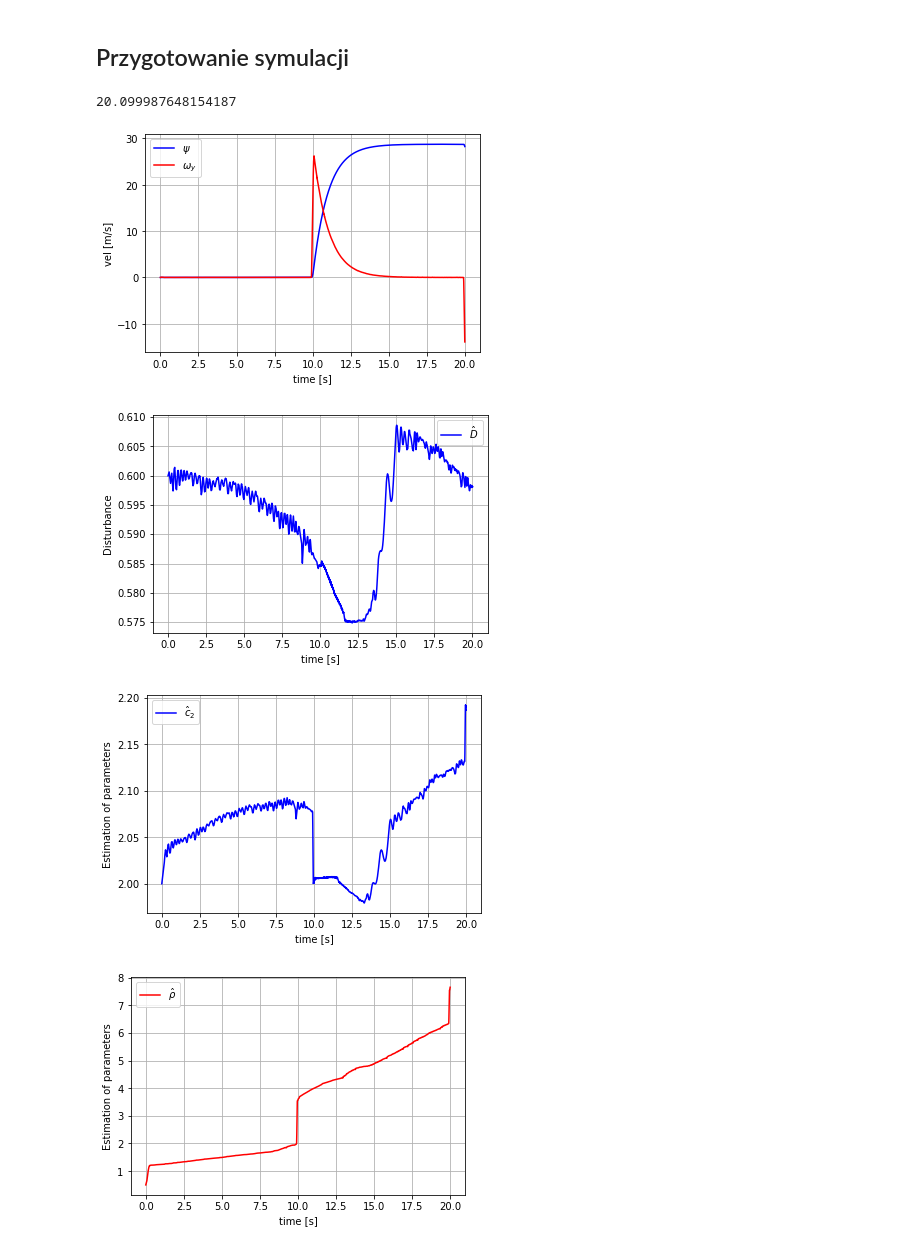
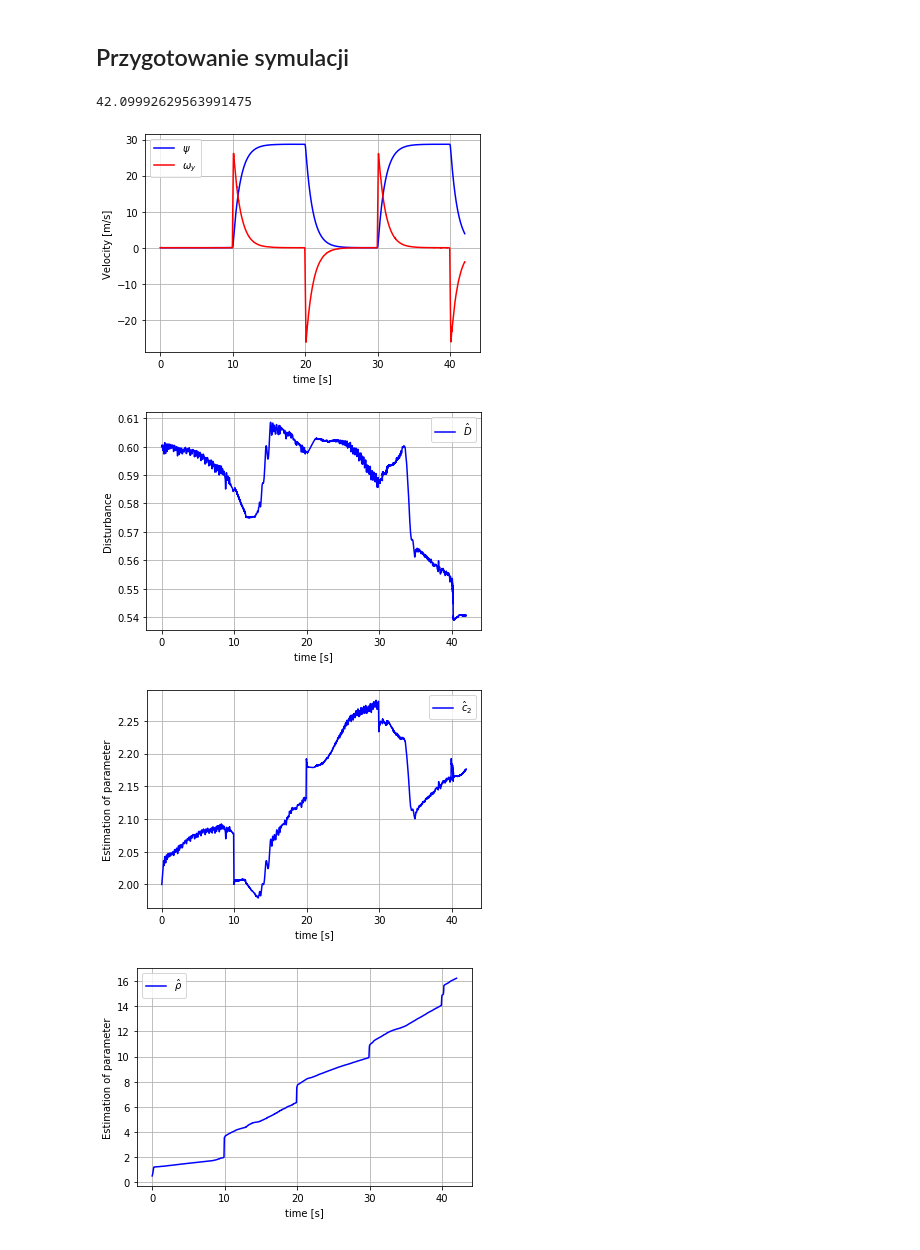
Before and after one commit to WojciechBroka/pracaMagisterska, a Jupyter notebook: Torpeda-Copy2.ipynb, the cells around one changed output. Cells and saved outputs as stored; diff of their text form; code cells hidden in the pictures.

```diff
--- a/Torpeda-Copy2.ipynb
+++ b/Torpeda-Copy2.ipynb
@@ -451 +453,11 @@ dAngState_num = sp.lambdify((tta,phi,psi,Omx,Omy,Omz),dAngState_)
+# %%
+@log_results
+def control(t,b1i,Di,rhoi,si,c1hi,Omyi,c2hi,gi):
+    return u_num(b1i,0,0,Di,rhoi,si,c1hi,Omyi,c2hi,gi)
+@log_results
+def control_dr(t,sig,u,mu):
+    return dr2_num(sig,u,mu)
+@log_results
+def control_s(t,Omyi,psii,PSId,PSIddot):
+    return s_num(Omyi,psii,PSId,PSIddot)
 # %% [markdown]
@@ -473,7 +485,8 @@ def Torpeda(t_, x0_array):
     #estymaty
     PSId =  Rectangle(t_)
     PSIddot = 0
-    si = s_num(Omyi,psii,PSId,PSIddot)
+    #si = s_num(Omyi,psii,PSId,PSIddot)
+    si = control_s(t_,Omyi,psii,PSId,PSIddot)
     dc1h = h12hatdot_num(si,Omyi,Omyhati)
     dc2h = h22hatdot_num(si,Omyi,Omyhati)
     drho = rho1hatdot_num(si)
@@ -485,9 +498,11 @@ def Torpeda(t_, x0_array):
 
     #- sterowanie
     u = u_num(b1i,0,0,Di,rhoi,si,c1hi,Omyi,c2hi,gi)
+    #u = control(t_,b1i,Di,rhoi,si,c1hi,Omyi,c2hi,gi)
     mu = mu_sat_num(u)
     sig = sig_sat_num(u,mu)
-    dri = dr2_num(sig,u,mu)
+    #dri = dr2_num(sig,u,mu)
+    dri = control_dr(t_,sig,u,mu)
     #część dynamiki z której korzystamy
     dOmyi = dPsi_num(Omyi)
     ddOmyi = dOmy2_num(Di,dri,Omyi)
@@ -501,47 +516,65 @@ def Torpeda(t_, x0_array):
 ## Przygotowanie symulacji
 # %%
 xi0_array = [0,0, 0,-1,2,0.5,0,0.6,0,0]#wartości początkowe zmiennych
-time_sym =20 # Czas trwania symulacji
+time_sym =42 # Czas trwania symulacji
 sim = solve_ivp(Torpeda, [0, time_sym], xi0_array,atol=0.01)
 t = sim.t+0
 Omyp,dOmyp,Omyhat,c1h,c2h,rho,g,D,b1,mi  = sim.y # return xi  #
 # %% [output]
-20.099987648154187
+42.09992629563991475
 # %%
 plt.figure()
 plt.plot(t, Omyp, 'b', label='$\\psi$')
 plt.plot(t, dOmyp, 'r', label='$\\omega_y$')
 plt.legend(loc = 'best')
 plt.xlabel('time [s]')
-plt.ylabel('vel [m/s]')
+plt.ylabel('Velocity [m/s]')
 plt.grid(True)
 plt.show()
 
 plt.figure()
 plt.plot(t, D, 'b', label='$\hat{D}$')
 plt.legend(loc = 'best')
 plt.xlabel('time [s]')
 plt.ylabel('Disturbance')
 plt.grid(True)
 plt.show()
 
 plt.figure()
 plt.plot(t, c2h, 'b', label='$\hat{c}_2$')
 plt.legend(loc = 'best')
 plt.xlabel('time [s]')
-plt.ylabel('Estimation of parameters')
+plt.ylabel('Estimation of parameter')
 plt.grid(True)
 plt.show()
 
 plt.figure()
-plt.plot(t, rho, 'r', label='$\hat{\\rho}$')
+plt.plot(t, rho, 'b', label='$\hat{\\rho}$')
 plt.legend(loc = 'best')
 plt.xlabel('time [s]')
-plt.ylabel('Estimation of parameters')
+plt.ylabel('Estimation of parameter')
 plt.grid(True)
 plt.show()
+
+control_sig_dr = [control_dr.log[control_dr.t.index(time)] for time in t]
+plt.figure()
+plt.plot(t,control_sig_dr, 'b', label='$\\delta_r$')
+plt.legend(loc = 'best')
+plt.xlabel('time [s]')
+plt.ylabel('Control input')
+plt.grid(True)
+plt.show()
+
+control_sig_s = [control_s.log[control_s.t.index(time)] for time in t]
+plt.figure()
+plt.plot(t,control_sig_s, 'b', label='s')
+plt.legend(loc = 'best')
+plt.xlabel('time [s]')
+plt.ylabel('Sliding mode')
+plt.grid(True)
+plt.show()
 # %% [output]
-[figure, old version]
+[figure, new version]
-[figure, old version]
+[figure, new version]
-[figure, old version]
+[figure, new version]
-[figure, old version]
+[figure, new version]
```
Also changed, not shown: parts of 4 cells of this notebook.
